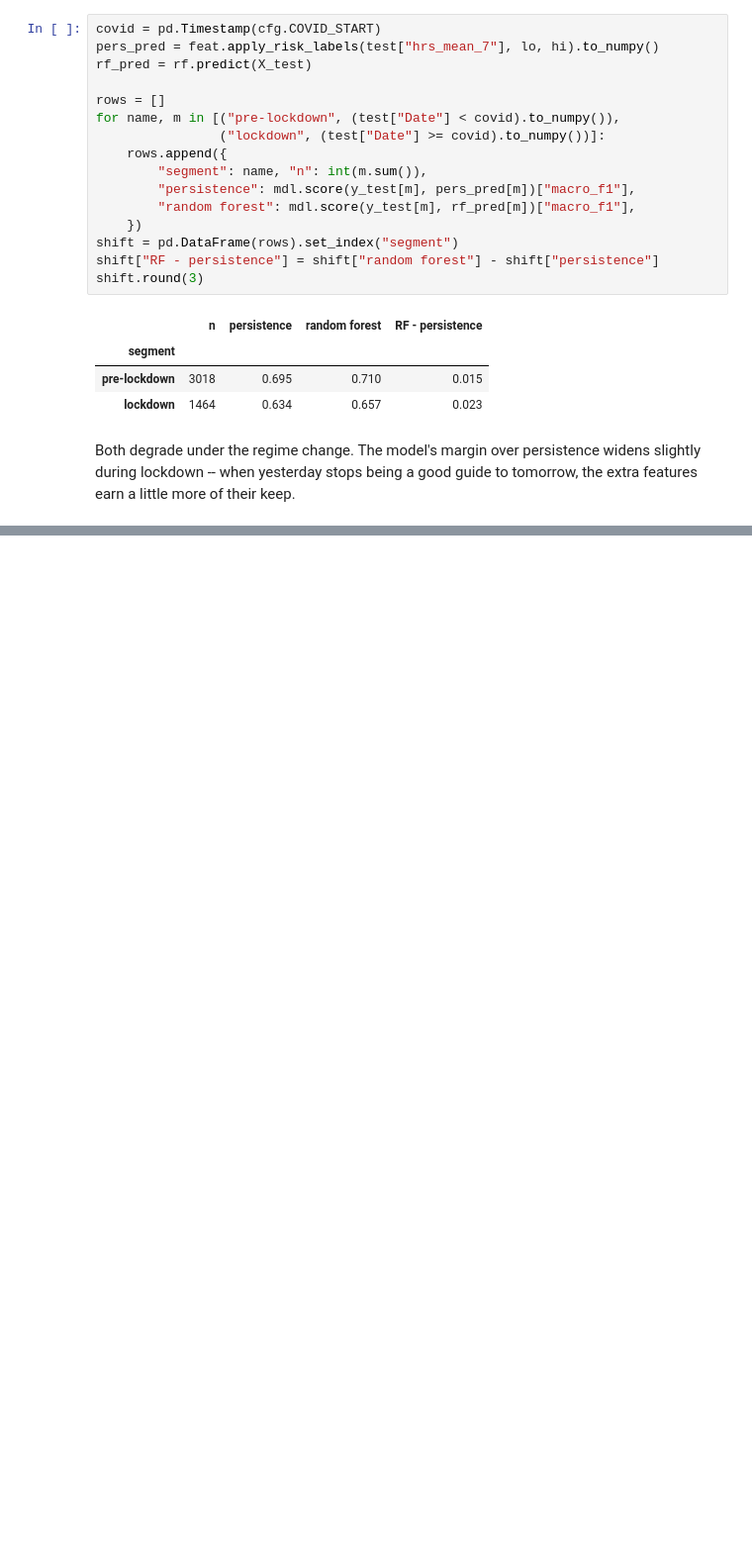
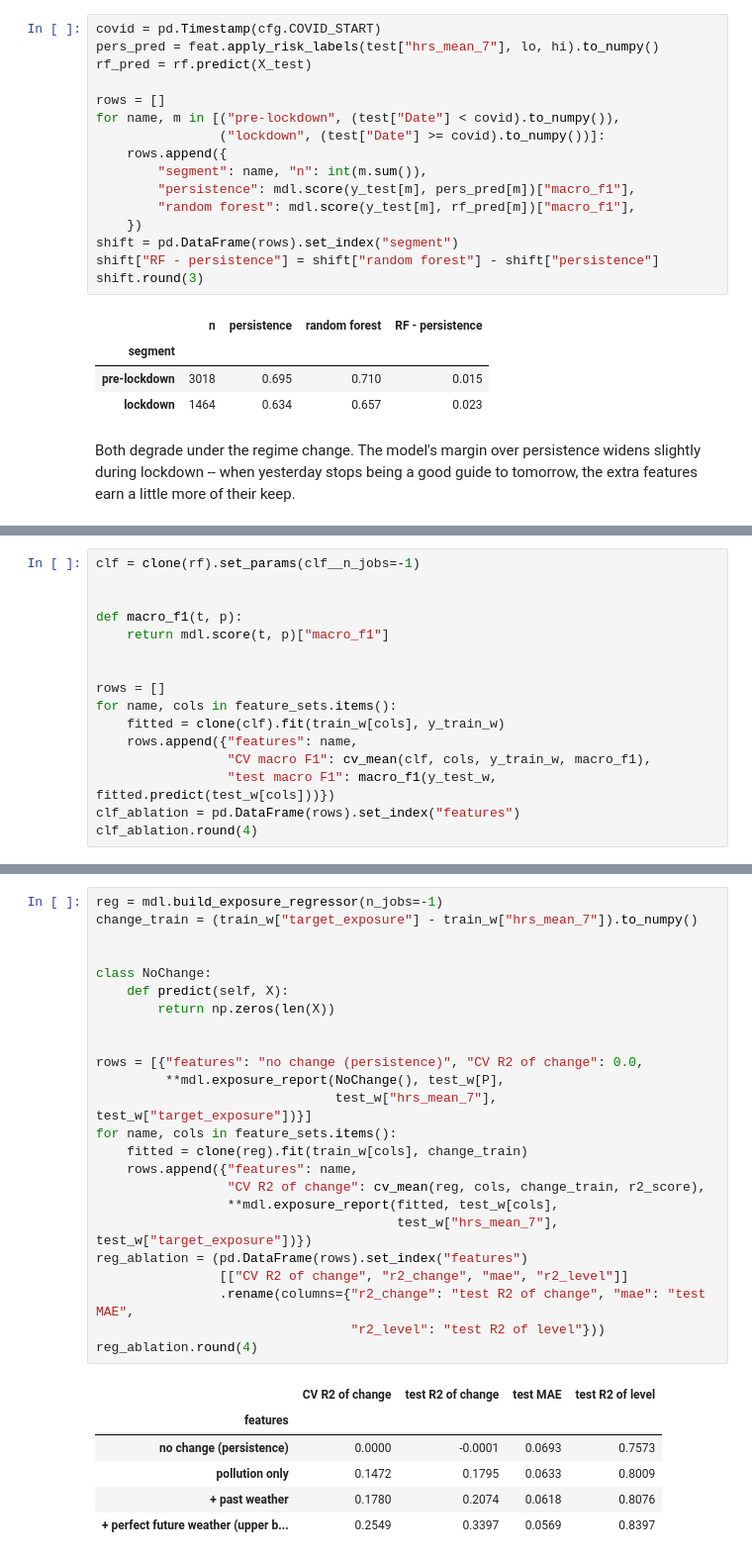
Before and after one commit to ayazzahmad/Air_quality_health_risk, a Jupyter notebook: notebooks/air_quality_health_risk_analysis.ipynb, the cells around one changed output, grey strips where cells are left out. Shown at 99% size. Saved outputs shown, nothing was run; the diff lists cells and outputs as text; blank space fills up the shorter version.

```diff
--- a/notebooks/air_quality_health_risk_analysis.ipynb
+++ b/notebooks/air_quality_health_risk_analysis.ipynb
@@ -487,0 +547,16 @@ the extra features earn a little more of their keep.
+# %%
+clf = clone(rf).set_params(clf__n_jobs=-1)
+
+
+def macro_f1(t, p):
+    return mdl.score(t, p)["macro_f1"]
+
+
+rows = []
+for name, cols in feature_sets.items():
+    fitted = clone(clf).fit(train_w[cols], y_train_w)
+    rows.append({"features": name,
+                 "CV macro F1": cv_mean(clf, cols, y_train_w, macro_f1),
+                 "test macro F1": macro_f1(y_test_w, fitted.predict(test_w[cols]))})
+clf_ablation = pd.DataFrame(rows).set_index("features")
+clf_ablation.round(4)
@@ -487,0 +583,31 @@ the extra features earn a little more of their keep.
+# %%
+reg = mdl.build_exposure_regressor(n_jobs=-1)
+change_train = (train_w["target_exposure"] - train_w["hrs_mean_7"]).to_numpy()
+
+
+class NoChange:
+    def predict(self, X):
+        return np.zeros(len(X))
+
+
+rows = [{"features": "no change (persistence)", "CV R2 of change": 0.0,
+         **mdl.exposure_report(NoChange(), test_w[P],
+                               test_w["hrs_mean_7"], test_w["target_exposure"])}]
+for name, cols in feature_sets.items():
+    fitted = clone(reg).fit(train_w[cols], change_train)
+    rows.append({"features": name,
+                 "CV R2 of change": cv_mean(reg, cols, change_train, r2_score),
+                 **mdl.exposure_report(fitted, test_w[cols],
+                                       test_w["hrs_mean_7"], test_w["target_exposure"])})
+reg_ablation = (pd.DataFrame(rows).set_index("features")
+                [["CV R2 of change", "r2_change", "mae", "r2_level"]]
+                .rename(columns={"r2_change": "test R2 of change", "mae": "test MAE",
+                                 "r2_level": "test R2 of level"}))
+reg_ablation.round(4)
+# %% [output]
+|  | CV R2 of change | test R2 of change | test MAE | test R2 of level |
+| features |  |  |  |  |
+| no change (persistence) | 0.0000 | -0.0001 | 0.0693 | 0.7573 |
+| pollution only | 0.1472 | 0.1795 | 0.0633 | 0.8009 |
+| + past weather | 0.1780 | 0.2074 | 0.0618 | 0.8076 |
+| + perfect future weather (upper b... | 0.2549 | 0.3397 | 0.0569 | 0.8397 |
```
Also changed, not shown: parts of 10 cells of this notebook, 1 other file.
